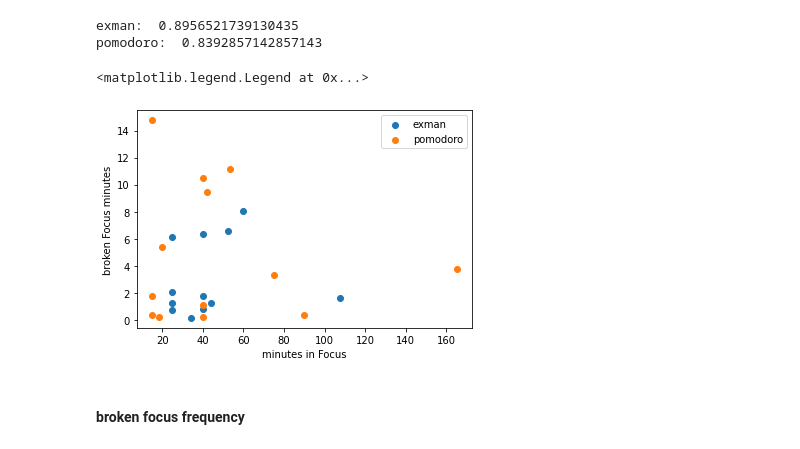
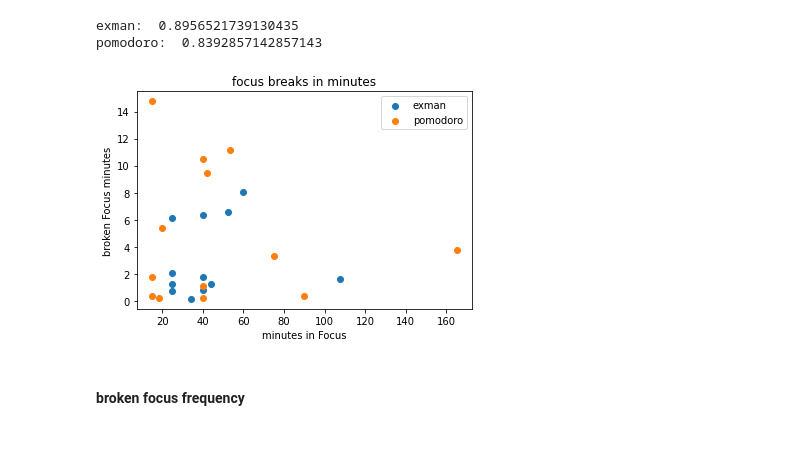
Before and after one commit to lutharsanen/exman-study-analysis, a Jupyter notebook: Exman-Analysis.ipynb, the cells around one changed output. Saved outputs shown, nothing was run; the diff lists cells and outputs as text; code cells hidden in the pictures.

Commit message:
update plots

```diff
--- a/Exman-Analysis.ipynb
+++ b/Exman-Analysis.ipynb
@@ -233,13 +239,14 @@ pomodoro:  0.8392857142857143
 # %%
 plt.scatter(exman[exman["brokenFocus"] != 0]['minutesInFocus'],exman[exman["brokenFocus"] != 0]['brokenFocus'],label="exman")
 plt.scatter(pomodoro.loc[(pomodoro['brokenFocus'] != 0) & (pomodoro['brokenFocus']< 16.5)]['minutesInFocus'],
             pomodoro.loc[(pomodoro['brokenFocus'] != 0) & (pomodoro['brokenFocus']< 16.5)]['brokenFocus'], label="pomodoro")
 plt.xlabel("minutes in Focus")
 plt.ylabel("broken Focus minutes")
+plt.title("focus breaks in minutes")
 plt.legend()
+plt.savefig("figure6.pdf")
 # %% [output]
-<matplotlib.legend.Legend at 0x...>
-[figure, old version]
+[figure, new version]
 # %% [markdown]
 <h4> broken focus frequency </h4>
 # %%
```
Also changed, not shown: parts of 3 cells of this notebook, 4 other files.
